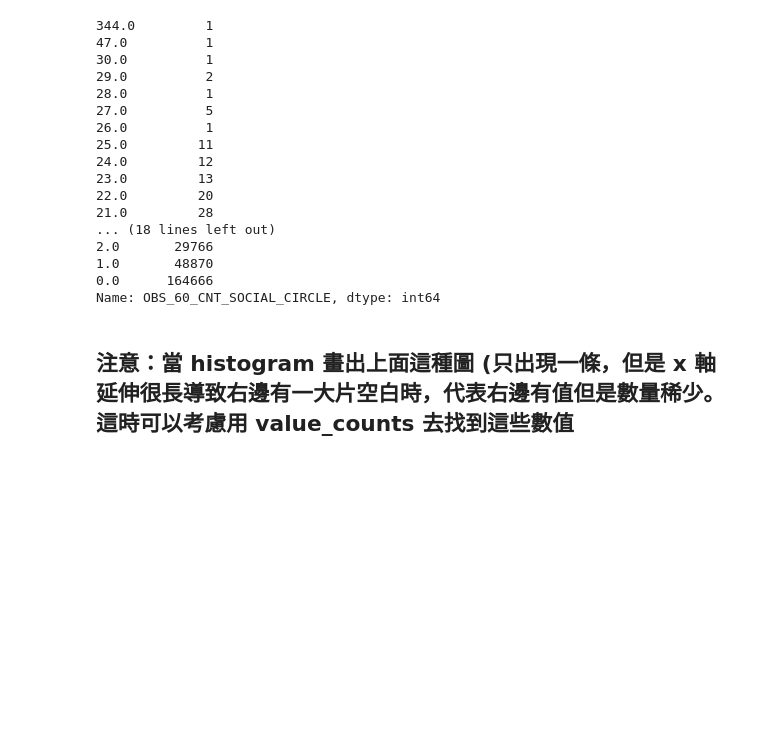
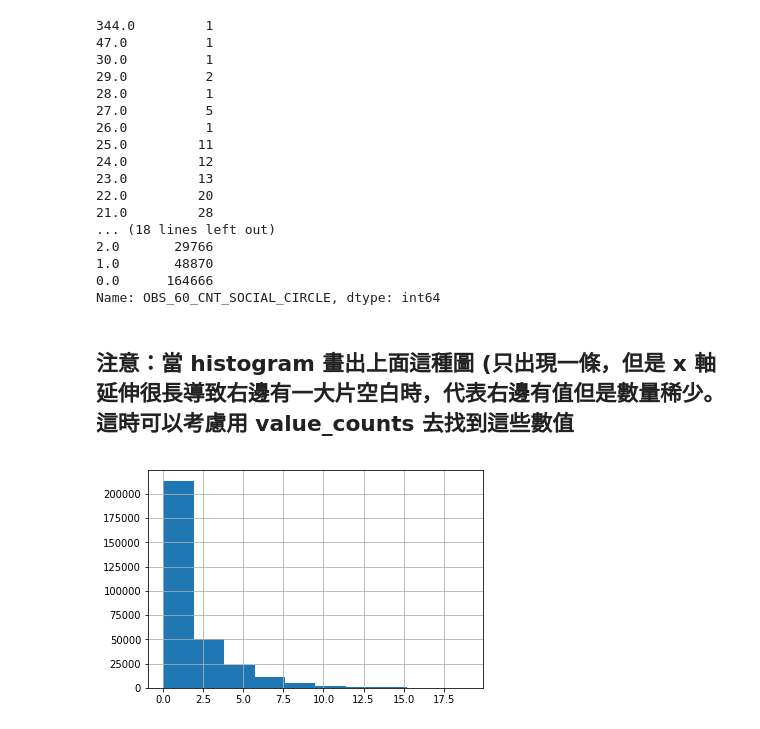
Before and after one commit to enzoapu/ML100Days, a Jupyter notebook: homework/Day_009/Day_009_HW.ipynb, the cells around one changed output. Saved outputs shown, nothing was run; the diff lists cells and outputs as text; code cells hidden in the pictures; blank space fills up the shorter version.

```diff
--- a/homework/Day_009/Day_009_HW.ipynb
+++ b/homework/Day_009/Day_009_HW.ipynb
@@ -231,11 +243,13 @@ Name: OBS_60_CNT_SOCIAL_CIRCLE, dtype: int64
 # %%
 # 把一些極端值暫時去掉，在繪製一次 Histogram
 # 選擇 OBS_60_CNT_SOCIAL_CIRCLE 小於 20 的資料點繪製
-"""
-Your Code Here
-"""
-loc_a =
-loc_b =
+
+app_train['OBS_60_CNT_SOCIAL_CIRCLE'].value_counts()#.sort_index(ascending = False)
+
+loc_a = app_train['OBS_60_CNT_SOCIAL_CIRCLE']<20
+loc_b = 'OBS_60_CNT_SOCIAL_CIRCLE'
 
 app_train.loc[loc_a, loc_b].hist()
 plt.show()
+# %% [output]
+[figure, added]
```
Also changed, not shown: parts of 1 cell of this notebook.
